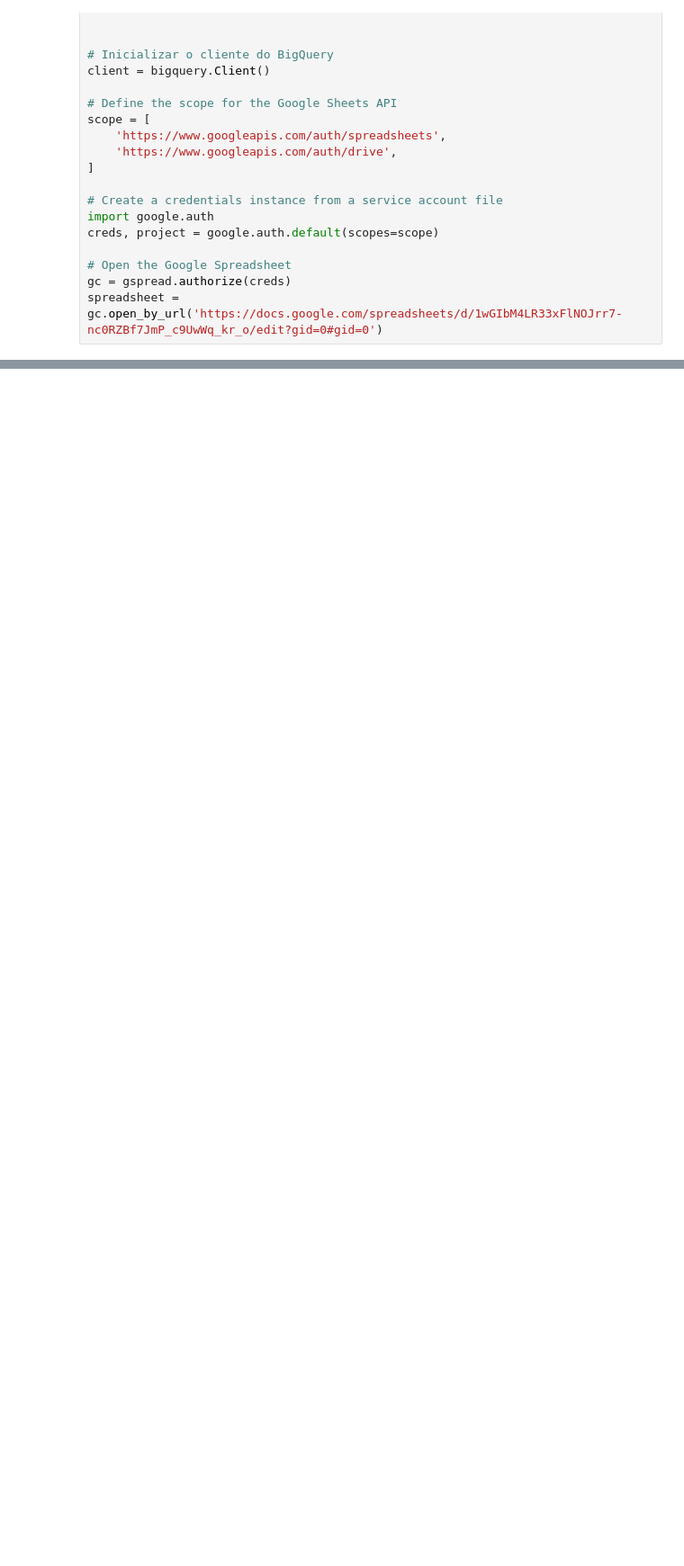
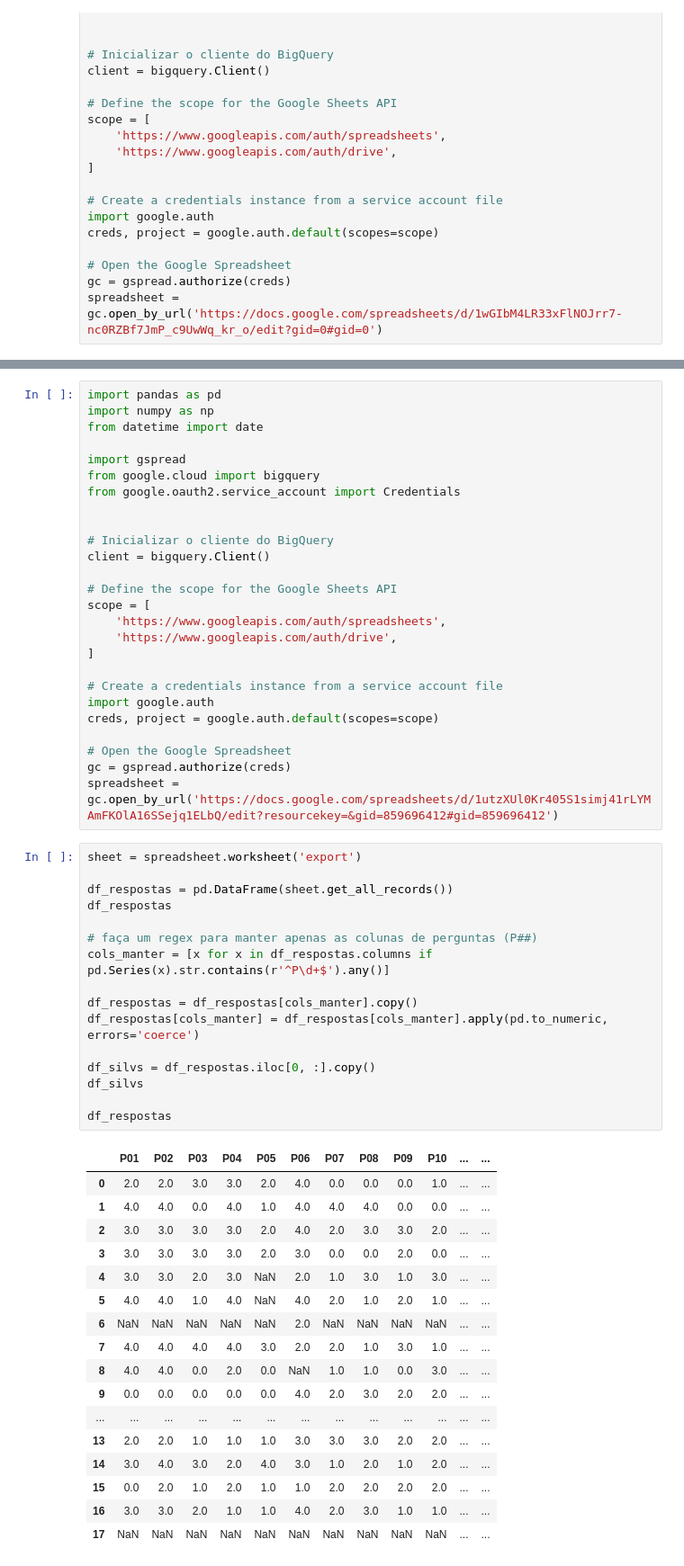
Before and after one commit to joaopcvieira/codigos-TG, a Jupyter notebook: Delphi/Notebooks/export data.ipynb, the cells around one changed output, grey strips where cells are left out. Shown at 90% size. Saved outputs shown, nothing was run; the diff lists cells and outputs as text; blank space fills up the shorter version.

```diff
--- a/Delphi/Notebooks/export data.ipynb
+++ b/Delphi/Notebooks/export data.ipynb
@@ -615,0 +658,60 @@ G: 12 nodes, 17 edges
+# %%
+import pandas as pd
+import numpy as np
+from datetime import date
+
+import gspread
+from google.cloud import bigquery
+from google.oauth2.service_account import Credentials
+
+
+# Inicializar o cliente do BigQuery
+client = bigquery.Client()
+
+# Define the scope for the Google Sheets API
+scope = [
+    'https://www.googleapis.com/auth/spreadsheets',
+    'https://www.googleapis.com/auth/drive',
+]
+
+# Create a credentials instance from a service account file
+import google.auth
+creds, project = google.auth.default(scopes=scope)
+
+# Open the Google Spreadsheet
+gc = gspread.authorize(creds)
+spreadsheet = gc.open_by_url('https://docs.google.com/spreadsheets/d/1utzXUl0Kr405S1simj41rLYMAmFKOlA16SSejq1ELbQ/edit?resourcekey=&gid=859696412#gid=859696412')
+# %%
+sheet = spreadsheet.worksheet('export')
+
+df_respostas = pd.DataFrame(sheet.get_all_records())
+df_respostas
+
+# faça um regex para manter apenas as colunas de perguntas (P##)
+cols_manter = [x for x in df_respostas.columns if pd.Series(x).str.contains(r'^P\d+$').any()]
+
+df_respostas = df_respostas[cols_manter].copy()
+df_respostas[cols_manter] = df_respostas[cols_manter].apply(pd.to_numeric, errors='coerce')
+
+df_silvs = df_respostas.iloc[0, :].copy()
+df_silvs
+
+df_respostas
+# %% [output]
+|  | P01 | P02 | P03 | P04 | P05 | P06 | P07 | P08 | P09 | P10 | ... | ... |
+| 0 | 2.0 | 2.0 | 3.0 | 3.0 | 2.0 | 4.0 | 0.0 | 0.0 | 0.0 | 1.0 | ... | ... |
+| 1 | 4.0 | 4.0 | 0.0 | 4.0 | 1.0 | 4.0 | 4.0 | 4.0 | 0.0 | 0.0 | ... | ... |
+| 2 | 3.0 | 3.0 | 3.0 | 3.0 | 2.0 | 4.0 | 2.0 | 3.0 | 3.0 | 2.0 | ... | ... |
+| 3 | 3.0 | 3.0 | 3.0 | 3.0 | 2.0 | 3.0 | 0.0 | 0.0 | 2.0 | 0.0 | ... | ... |
+| 4 | 3.0 | 3.0 | 2.0 | 3.0 | NaN | 2.0 | 1.0 | 3.0 | 1.0 | 3.0 | ... | ... |
+| 5 | 4.0 | 4.0 | 1.0 | 4.0 | NaN | 4.0 | 2.0 | 1.0 | 2.0 | 1.0 | ... | ... |
+| 6 | NaN | NaN | NaN | NaN | NaN | 2.0 | NaN | NaN | NaN | NaN | ... | ... |
+| 7 | 4.0 | 4.0 | 4.0 | 4.0 | 3.0 | 2.0 | 2.0 | 1.0 | 3.0 | 1.0 | ... | ... |
+| 8 | 4.0 | 4.0 | 0.0 | 2.0 | 0.0 | NaN | 1.0 | 1.0 | 0.0 | 3.0 | ... | ... |
+| 9 | 0.0 | 0.0 | 0.0 | 0.0 | 0.0 | 4.0 | 2.0 | 3.0 | 2.0 | 2.0 | ... | ... |
+| ... | ... | ... | ... | ... | ... | ... | ... | ... | ... | ... | ... | ... |
+| 13 | 2.0 | 2.0 | 1.0 | 1.0 | 1.0 | 3.0 | 3.0 | 3.0 | 2.0 | 2.0 | ... | ... |
+| 14 | 3.0 | 4.0 | 3.0 | 2.0 | 4.0 | 3.0 | 1.0 | 2.0 | 1.0 | 2.0 | ... | ... |
+| 15 | 0.0 | 2.0 | 1.0 | 2.0 | 1.0 | 1.0 | 2.0 | 2.0 | 2.0 | 2.0 | ... | ... |
+| 16 | 3.0 | 3.0 | 2.0 | 1.0 | 1.0 | 4.0 | 2.0 | 3.0 | 1.0 | 1.0 | ... | ... |
+| 17 | NaN | NaN | NaN | NaN | NaN | NaN | NaN | NaN | NaN | NaN | ... | ... |
```
Also changed, not shown: parts of 10 cells of this notebook, 11 other files.
